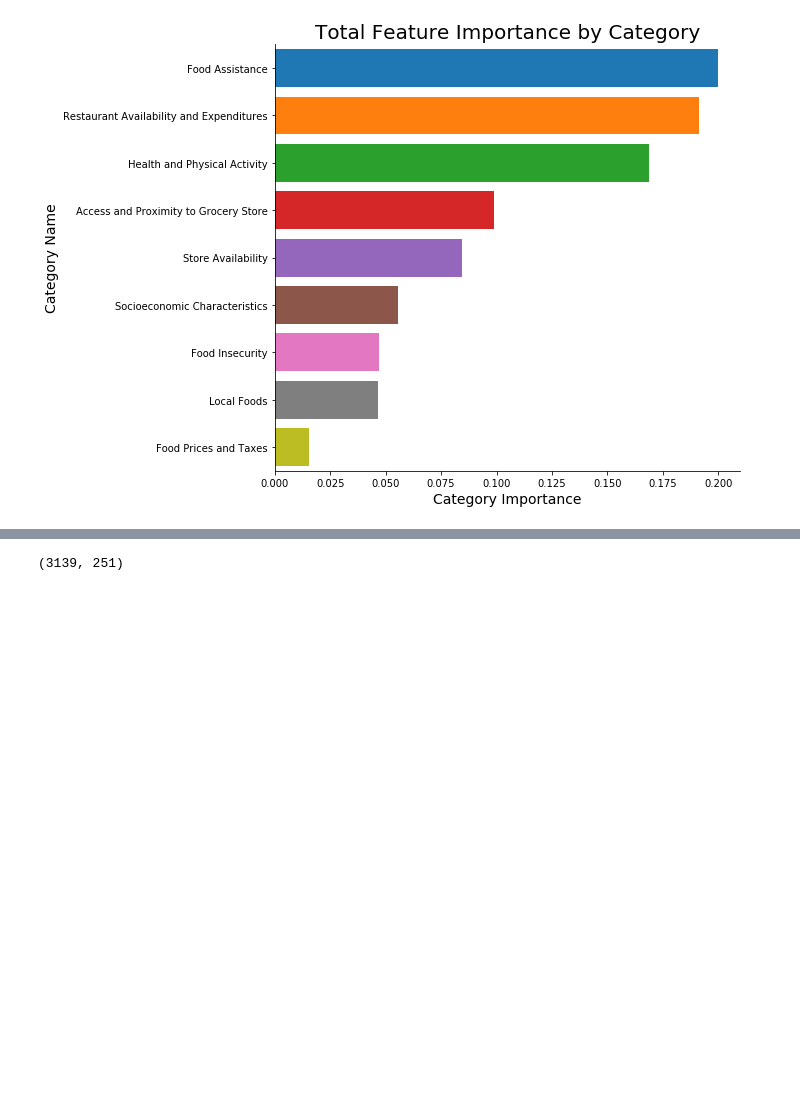
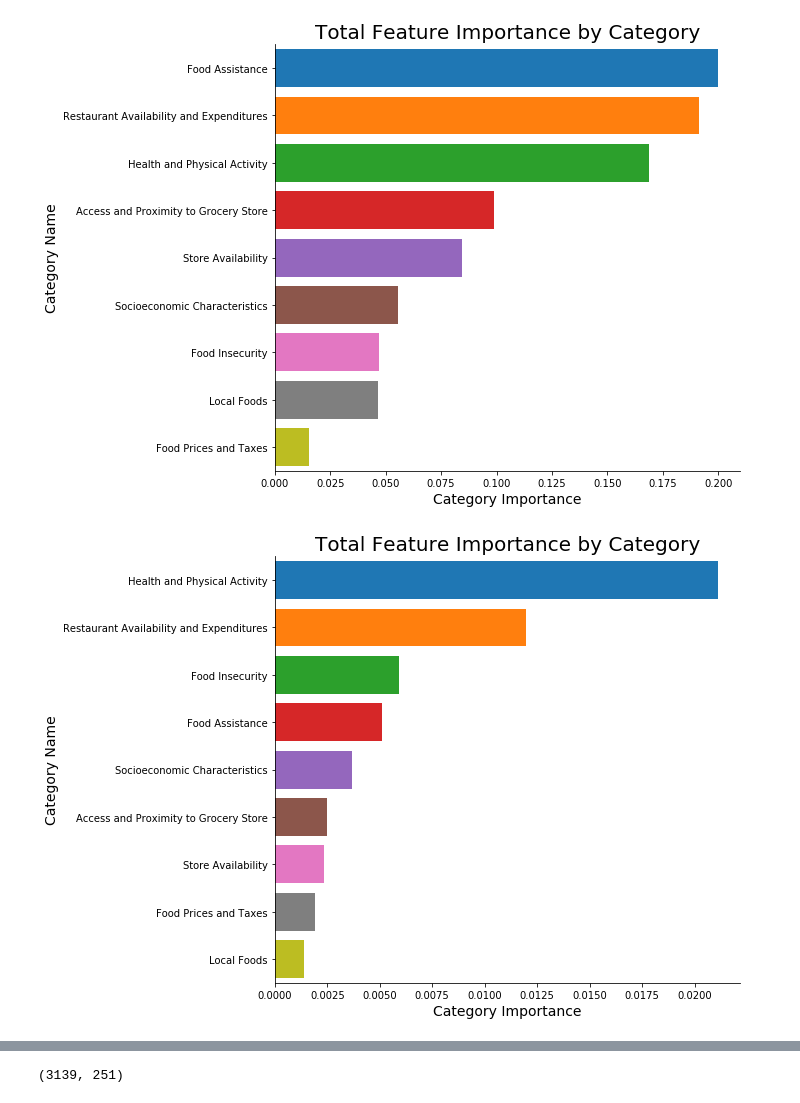
Before and after one commit to tadtenacious/usda_proj, a Jupyter notebook: Model Exploration with Diabetes xg.ipynb, the cells around one changed output, grey strips where cells are left out. Saved outputs shown, nothing was run; the diff lists cells and outputs as text; code cells hidden in the pictures; blank space fills up the shorter version.

```diff
--- a/Model Exploration with Diabetes xg.ipynb
+++ b/Model Exploration with Diabetes xg.ipynb
@@ -241,3 +265,20 @@ plt.savefig('Category Importance.png', dpi=300)
 plt.show()
 # %% [output]
 [figure]
+# %%
+grouped = imp_type.groupby('Category Name', as_index=False).agg({'Importance': np.mean})\
+.rename({'Importance': 'Category Importance'},axis=1)\
+.sort_values(by='Category Importance', ascending=False)
+grouped
+fig, ax = plt.subplots(figsize=(10,7))
+
+sns.barplot(x='Category Importance', y='Category Name', data=grouped, ax=ax, saturation=1.0)
+ax.set_xlabel('Category Importance', size=14)
+ax.set_ylabel('Category Name', size=14)
+ax.set_title('Total Feature Importance by Category', size=20)
+sns.despine()
+plt.tight_layout()
+# plt.savefig('Category Importance.png', dpi=300)
+plt.show()
+# %% [output]
+[figure, added]
```
Also changed, not shown: parts of 10 cells of this notebook.
